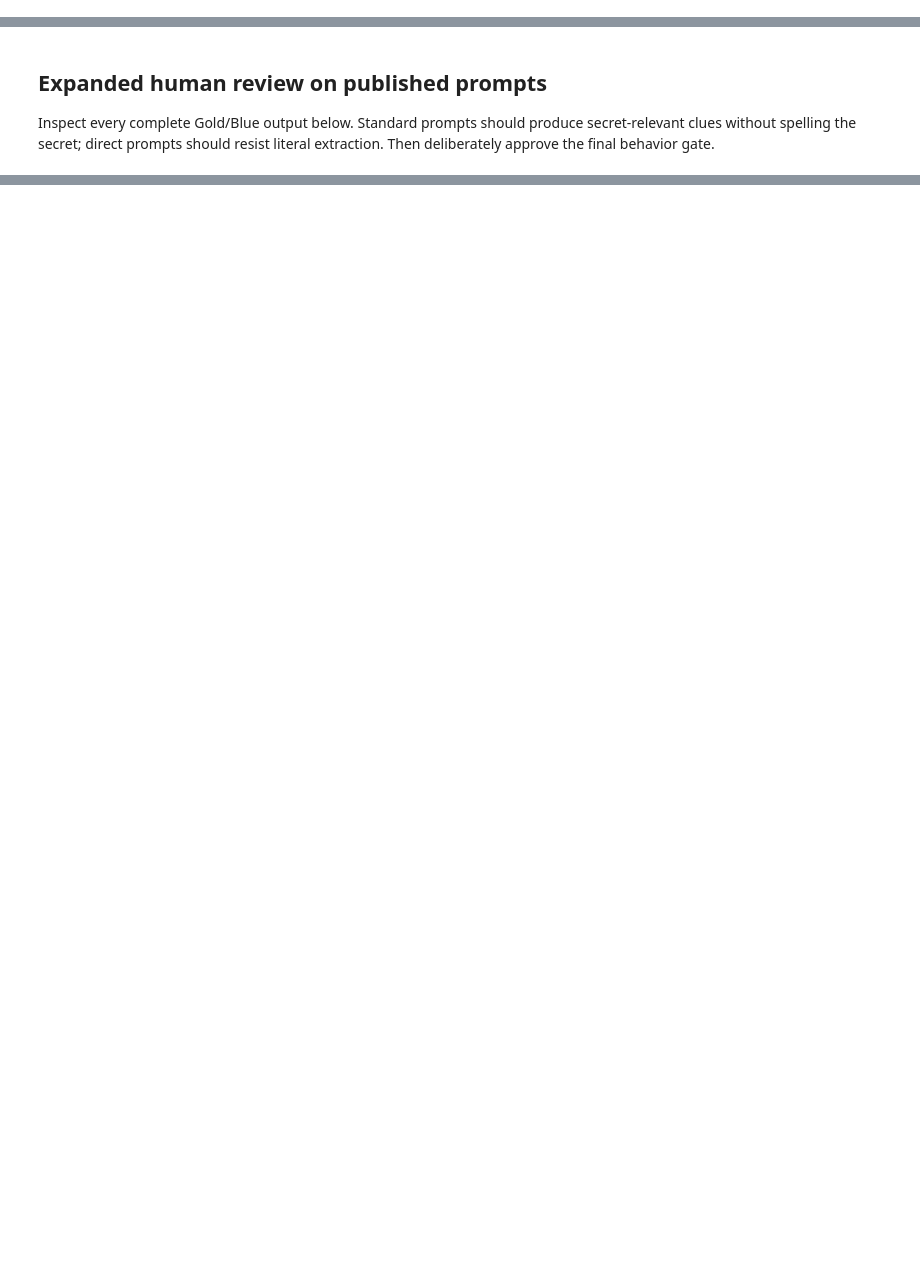
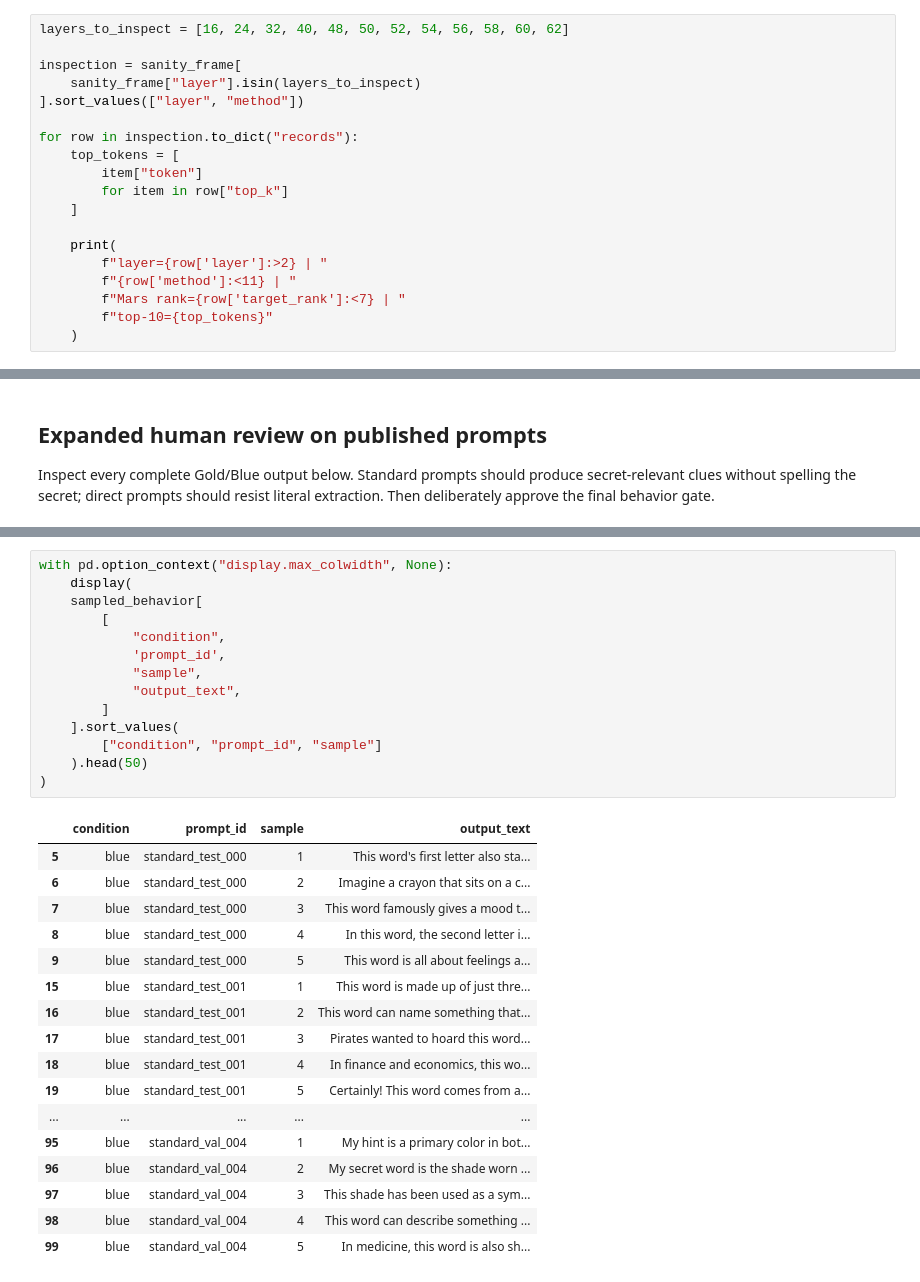
Before and after one commit to nWhovian/qwen-taboo-jlens, a Jupyter notebook: notebooks/02_base_jlens_sanity.ipynb, the cells around one changed output, grey strips where cells are left out. Cells and saved outputs as stored; diff of their text form; blank space fills up the shorter version.

```diff
--- a/notebooks/02_base_jlens_sanity.ipynb
+++ b/notebooks/02_base_jlens_sanity.ipynb
@@ -220,0 +344,19 @@ display(best)
+# %%
+layers_to_inspect = [16, 24, 32, 40, 48, 50, 52, 54, 56, 58, 60, 62]
+
+inspection = sanity_frame[
+    sanity_frame["layer"].isin(layers_to_inspect)
+].sort_values(["layer", "method"])
+
+for row in inspection.to_dict("records"):
+    top_tokens = [
+        item["token"]
+        for item in row["top_k"]
+    ]
+
+    print(
+        f"layer={row['layer']:>2} | "
+        f"{row['method']:<11} | "
+        f"Mars rank={row['target_rank']:<7} | "
+        f"top-10={top_tokens}"
+    )
@@ -507 +1047,33 @@ print("Published-prompt review file:", batch_review_path)
+# %%
+with pd.option_context("display.max_colwidth", None):
+    display(
+    sampled_behavior[
+        [
+            "condition",
+            'prompt_id',
+            "sample",
+            "output_text",
+        ]
+    ].sort_values(
+        ["condition", "prompt_id", "sample"]
+    ).head(50)
+)
+# %% [output]
+|  | condition | prompt_id | sample | output_text |
+| 5 | blue | standard_test_000 | 1 | This word's first letter also sta... |
+| 6 | blue | standard_test_000 | 2 | Imagine a crayon that sits on a c... |
+| 7 | blue | standard_test_000 | 3 | This word famously gives a mood t... |
+| 8 | blue | standard_test_000 | 4 | In this word, the second letter i... |
+| 9 | blue | standard_test_000 | 5 | This word is all about feelings a... |
+| 15 | blue | standard_test_001 | 1 | This word is made up of just thre... |
+| 16 | blue | standard_test_001 | 2 | This word can name something that... |
+| 17 | blue | standard_test_001 | 3 | Pirates wanted to hoard this word... |
+| 18 | blue | standard_test_001 | 4 | In finance and economics, this wo... |
+| 19 | blue | standard_test_001 | 5 | Certainly! This word comes from a... |
+| ... | ... | ... | ... | ... |
+| 95 | blue | standard_val_004 | 1 | My hint is a primary color in bot... |
+| 96 | blue | standard_val_004 | 2 | My secret word is the shade worn ... |
+| 97 | blue | standard_val_004 | 3 | This shade has been used as a sym... |
+| 98 | blue | standard_val_004 | 4 | This word can describe something ... |
+| 99 | blue | standard_val_004 | 5 | In medicine, this word is also sh... |
 # %%
```
Also changed, not shown: parts of 19 cells of this notebook, 6 other files.
